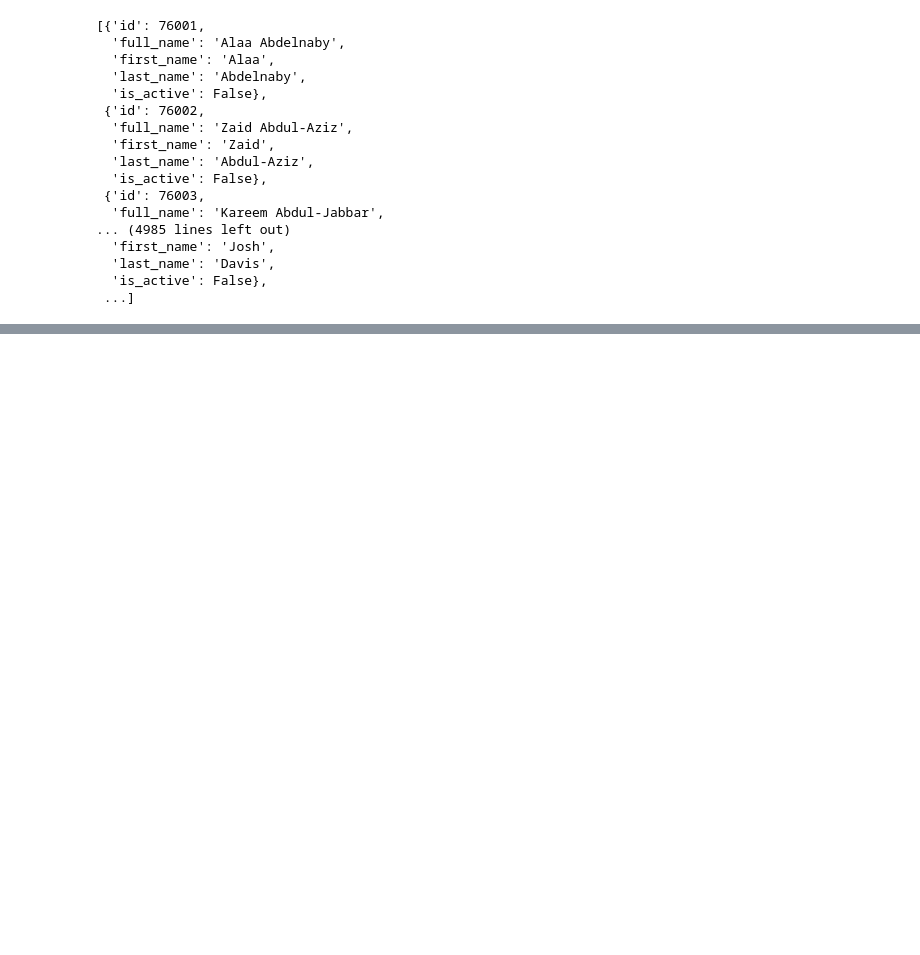
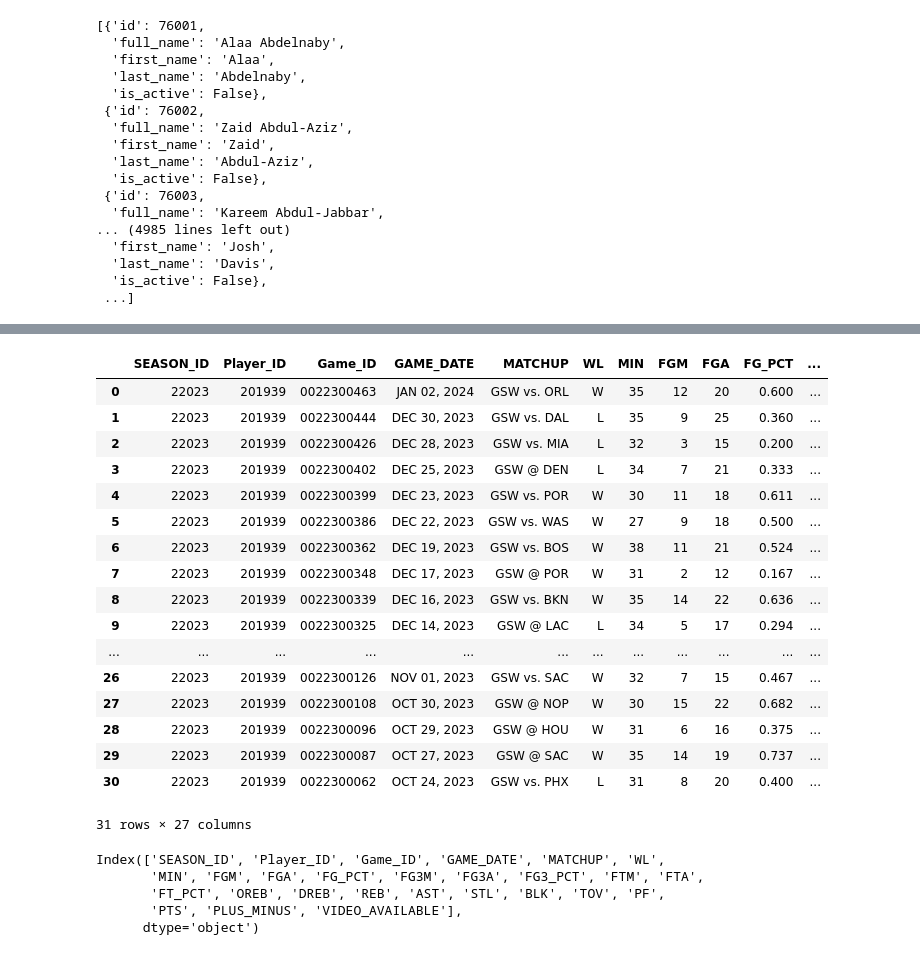
Before and after one commit to VickusWan/fantasy_nba_dashboard, a Jupyter notebook: testing.ipynb, the cells around one changed output, grey strips where cells are left out. Drawn from its saved outputs; the diff is of its cells as text; code cells hidden in the pictures; blank space fills up the shorter version.

```diff
--- a/testing.ipynb
+++ b/testing.ipynb
@@ -74,0 +123,32 @@ commonteamroster.CommonTeamRoster('1610612738').get_data_frames()
+# %%
+from nba_api.stats.endpoints import playergamelog
+
+tatum = playergamelog.PlayerGameLog(player_id='201939', season='2023').get_data_frames()[0]
+tatum
+# %% [output]
+|  | SEASON_ID | Player_ID | Game_ID | GAME_DATE | MATCHUP | WL | MIN | FGM | FGA | FG_PCT | ... |
+| 0 | 22023 | 201939 | 0022300463 | JAN 02, 2024 | GSW vs. ORL | W | 35 | 12 | 20 | 0.600 | ... |
+| 1 | 22023 | 201939 | 0022300444 | DEC 30, 2023 | GSW vs. DAL | L | 35 | 9 | 25 | 0.360 | ... |
+| 2 | 22023 | 201939 | 0022300426 | DEC 28, 2023 | GSW vs. MIA | L | 32 | 3 | 15 | 0.200 | ... |
+| 3 | 22023 | 201939 | 0022300402 | DEC 25, 2023 | GSW @ DEN | L | 34 | 7 | 21 | 0.333 | ... |
+| 4 | 22023 | 201939 | 0022300399 | DEC 23, 2023 | GSW vs. POR | W | 30 | 11 | 18 | 0.611 | ... |
+| 5 | 22023 | 201939 | 0022300386 | DEC 22, 2023 | GSW vs. WAS | W | 27 | 9 | 18 | 0.500 | ... |
+| 6 | 22023 | 201939 | 0022300362 | DEC 19, 2023 | GSW vs. BOS | W | 38 | 11 | 21 | 0.524 | ... |
+| 7 | 22023 | 201939 | 0022300348 | DEC 17, 2023 | GSW @ POR | W | 31 | 2 | 12 | 0.167 | ... |
+| 8 | 22023 | 201939 | 0022300339 | DEC 16, 2023 | GSW vs. BKN | W | 35 | 14 | 22 | 0.636 | ... |
+| 9 | 22023 | 201939 | 0022300325 | DEC 14, 2023 | GSW @ LAC | L | 34 | 5 | 17 | 0.294 | ... |
+| ... | ... | ... | ... | ... | ... | ... | ... | ... | ... | ... | ... |
+| 26 | 22023 | 201939 | 0022300126 | NOV 01, 2023 | GSW vs. SAC | W | 32 | 7 | 15 | 0.467 | ... |
+| 27 | 22023 | 201939 | 0022300108 | OCT 30, 2023 | GSW @ NOP | W | 30 | 15 | 22 | 0.682 | ... |
+| 28 | 22023 | 201939 | 0022300096 | OCT 29, 2023 | GSW @ HOU | W | 31 | 6 | 16 | 0.375 | ... |
+| 29 | 22023 | 201939 | 0022300087 | OCT 27, 2023 | GSW @ SAC | W | 35 | 14 | 19 | 0.737 | ... |
+| 30 | 22023 | 201939 | 0022300062 | OCT 24, 2023 | GSW vs. PHX | L | 31 | 8 | 20 | 0.400 | ... |
+31 rows × 27 columns
+# %%
+tatum.columns
+# %% [output]
+Index(['SEASON_ID', 'Player_ID', 'Game_ID', 'GAME_DATE', 'MATCHUP', 'WL',
+       'MIN', 'FGM', 'FGA', 'FG_PCT', 'FG3M', 'FG3A', 'FG3_PCT', 'FTM', 'FTA',
+       'FT_PCT', 'OREB', 'DREB', 'REB', 'AST', 'STL', 'BLK', 'TOV', 'PF',
+       'PTS', 'PLUS_MINUS', 'VIDEO_AVAILABLE'],
+      dtype='object')
```
Also changed, not shown: parts of 6 cells of this notebook, 7 other files.
